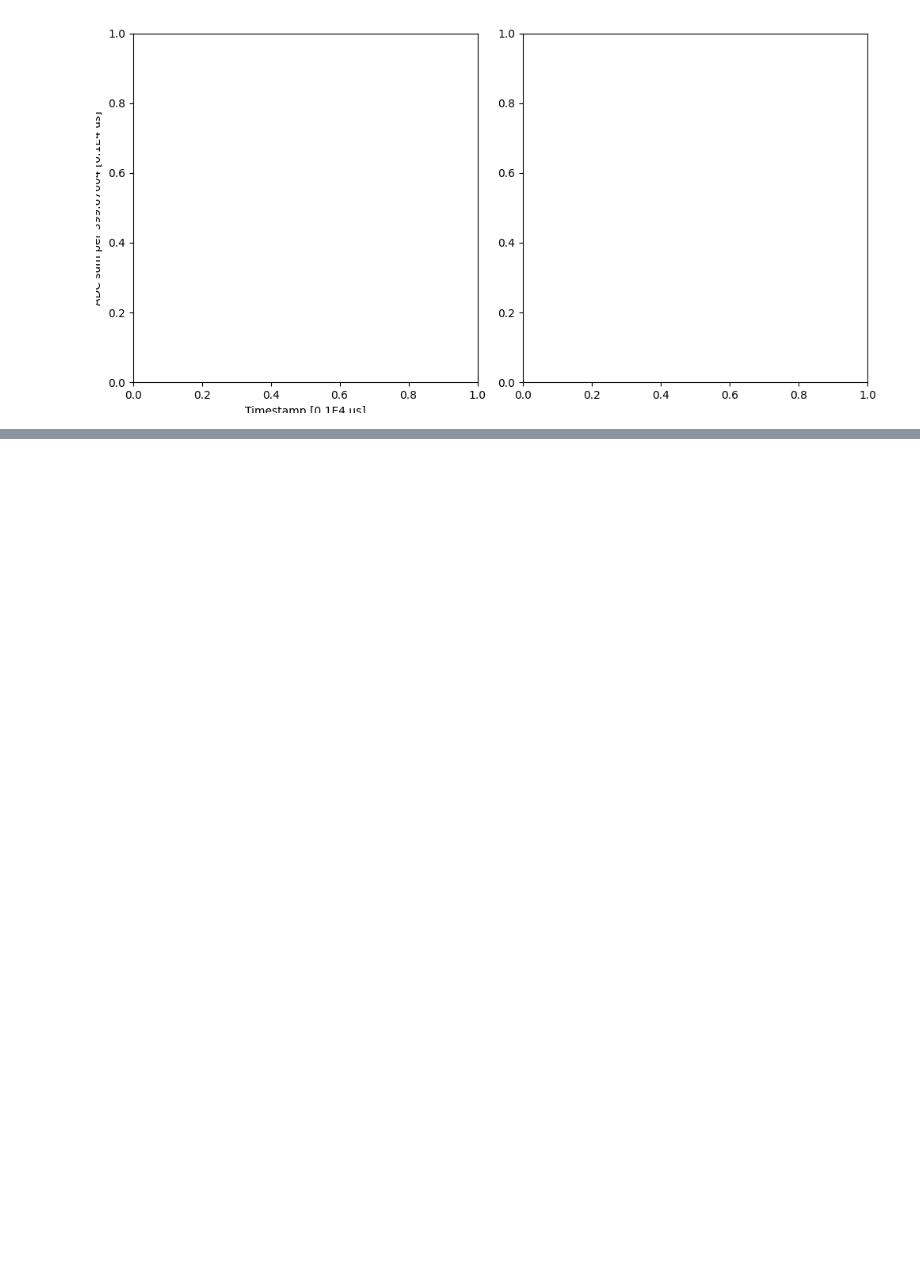
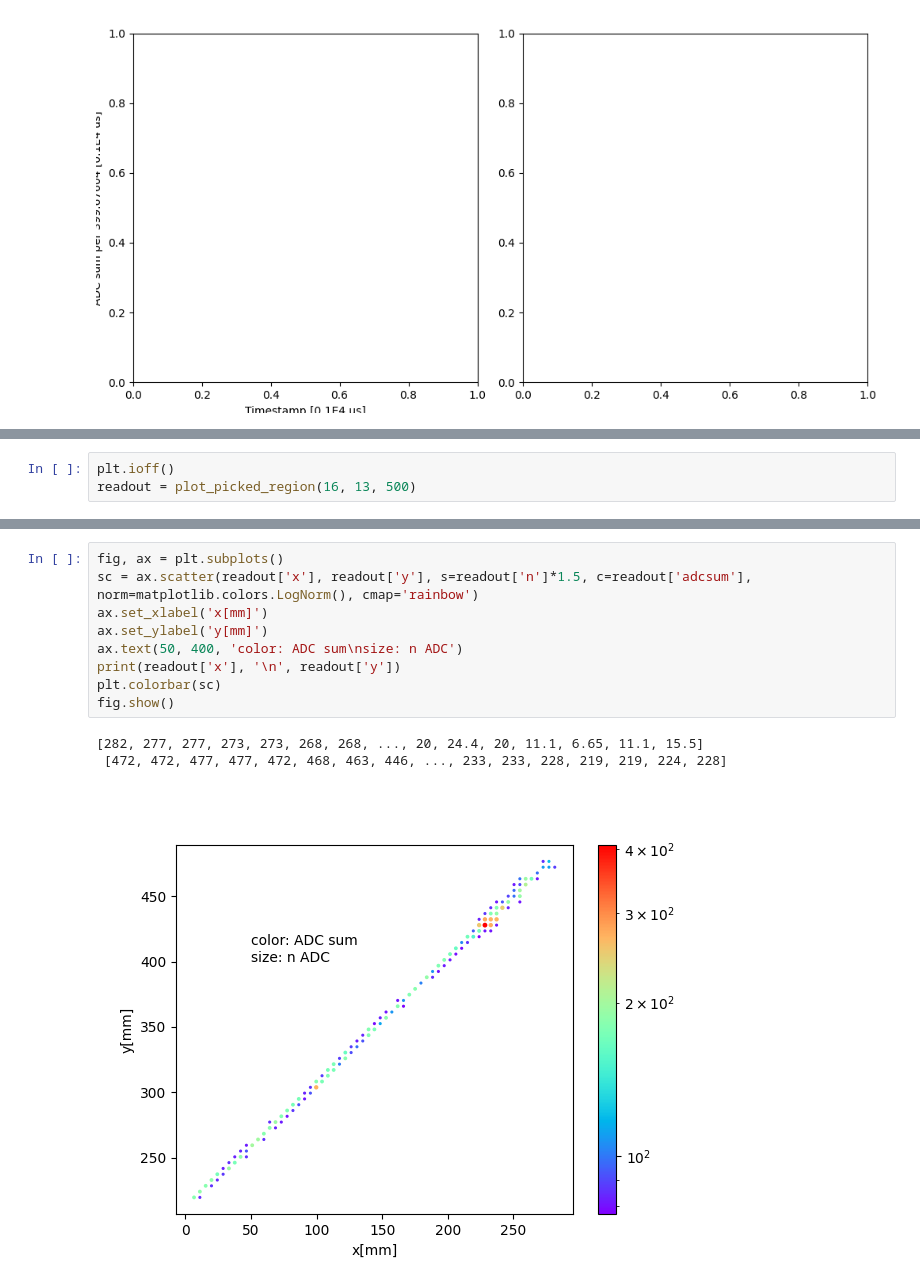
Before and after one commit to fanrado/2x2_ql, a Jupyter notebook: q/plot.ipynb, the cells around one changed output, grey strips where cells are left out. Saved outputs shown, nothing was run; the diff lists cells and outputs as text; blank space fills up the shorter version.

```diff
--- a/q/plot.ipynb
+++ b/q/plot.ipynb
@@ -663,0 +871,3 @@ VBox(children=(TagsInput(value=[], allow_duplicates=False), FloatRangeSlider(val
+# %%
+plt.ioff()
+readout = plot_picked_region(16, 13, 500)
@@ -663,0 +892,13 @@ VBox(children=(TagsInput(value=[], allow_duplicates=False), FloatRangeSlider(val
+# %%
+fig, ax = plt.subplots()
+sc = ax.scatter(readout['x'], readout['y'], s=readout['n']*1.5, c=readout['adcsum'], norm=matplotlib.colors.LogNorm(), cmap='rainbow')
+ax.set_xlabel('x[mm]')
+ax.set_ylabel('y[mm]')
+ax.text(50, 400, 'color: ADC sum\nsize: n ADC')
+print(readout['x'], '\n', readout['y'])
+plt.colorbar(sc)
+fig.show()
+# %% [output]
+[282, 277, 277, 273, 273, 268, 268, ..., 20, 24.4, 20, 11.1, 6.65, 11.1, 15.5]
+ [472, 472, 477, 477, 472, 468, 463, 446, ..., 233, 233, 228, 219, 219, 224, 228]
+[figure, added]
```
Also changed, not shown: parts of 16 cells of this notebook, 1 other file.
